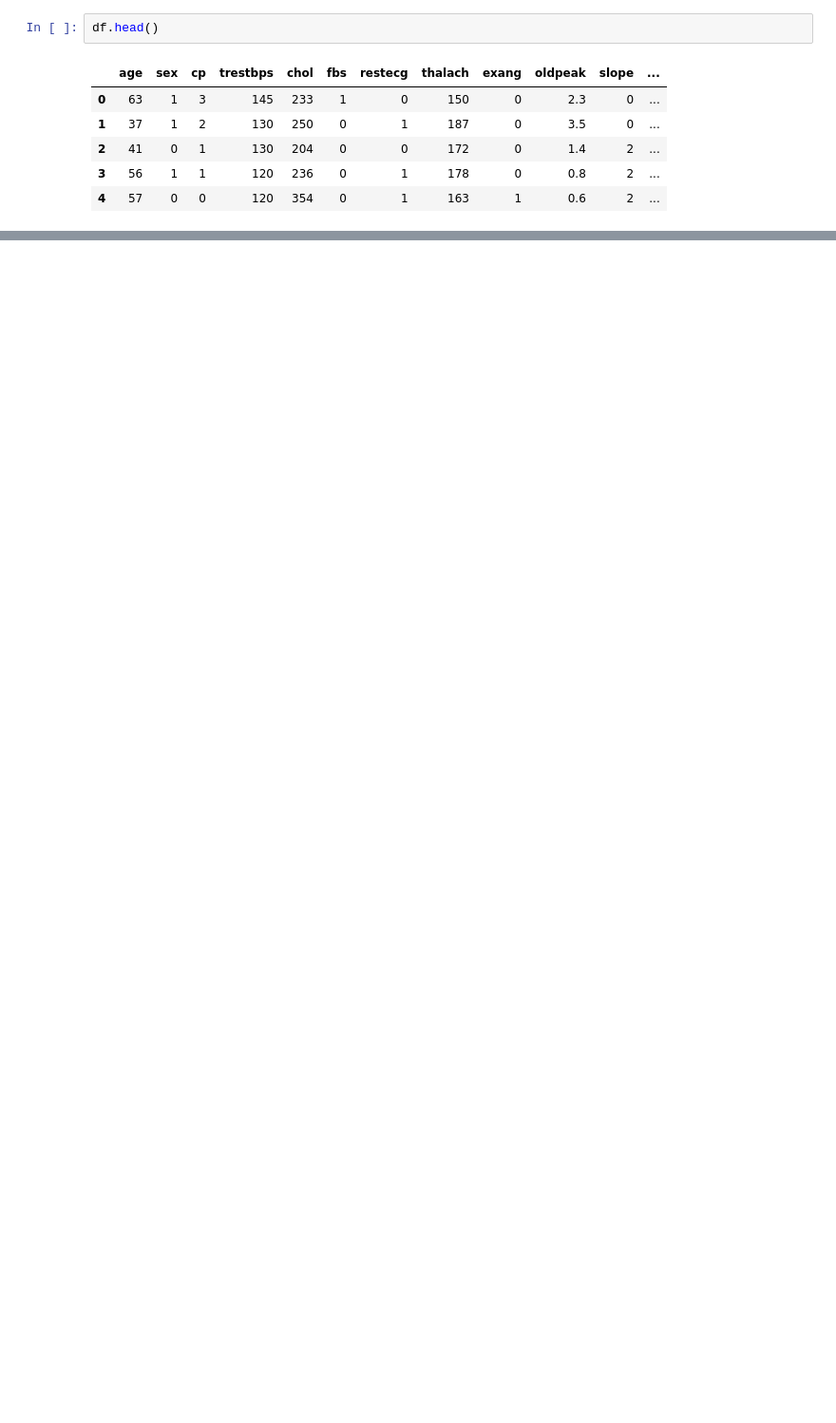
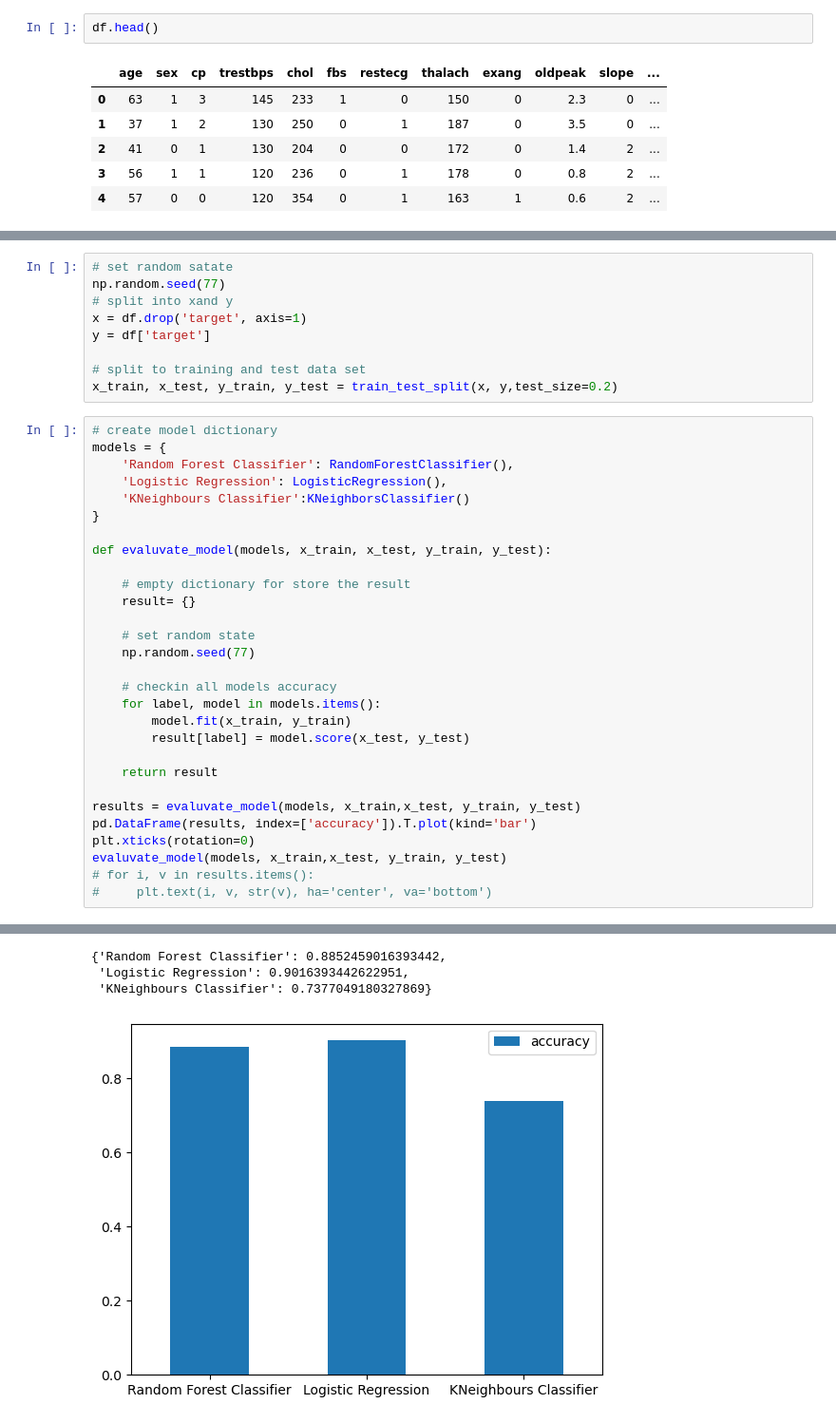
Before and after one commit to Dinindu-Tharuka/Predicting-Heart-Decease-Machine-Learning, a Jupyter notebook: heart-decease.ipynb, the cells around one changed output, grey strips where cells are left out. Shown: that part at 95% size. Cells and saved outputs as stored; diff of their text form; blank space fills up the shorter version.

Commit message:
choose a logistic regressor model as the best model

```diff
--- a/Untitled.ipynb
+++ b/heart-decease.ipynb
@@ -223,0 +225,39 @@ pd.crosstab(df.exang, df.target).plot(kind='bar', color=['lightblue', 'salmon',
+# %%
+# set random satate
+np.random.seed(77)
+# split into xand y
+x = df.drop('target', axis=1)
+y = df['target']
+
+# split to training and test data set
+x_train, x_test, y_train, y_test = train_test_split(x, y,test_size=0.2)
+# %%
+# create model dictionary
+models = {
+    'Random Forest Classifier': RandomForestClassifier(),
+    'Logistic Regression': LogisticRegression(),
+    'KNeighbours Classifier':KNeighborsClassifier()
+}
+
+def evaluvate_model(models, x_train, x_test, y_train, y_test):
+
+    # empty dictionary for store the result
+    result= {}
+
+    # set random state
+    np.random.seed(77)
+
+    # checkin all models accuracy
+    for label, model in models.items():
+        model.fit(x_train, y_train)
+        result[label] = model.score(x_test, y_test)
+
+    return result
+
+results = evaluvate_model(models, x_train,x_test, y_train, y_test)
+pd.DataFrame(results, index=['accuracy']).T.plot(kind='bar')
+plt.xticks(rotation=0)
+evaluvate_model(models, x_train,x_test, y_train, y_test)
+# for i, v in results.items():
+#     plt.text(i, v, str(v), ha='center', va='bottom')
+# %% [output]
@@ -223,0 +278,4 @@ pd.crosstab(df.exang, df.target).plot(kind='bar', color=['lightblue', 'salmon',
+{'Random Forest Classifier': 0.8852459016393442,
+ 'Logistic Regression': 0.9016393442622951,
+ 'KNeighbours Classifier': 0.7377049180327869}
+[figure, added]
```
Also changed, not shown: parts of 13 cells of this notebook, 1 other file.
